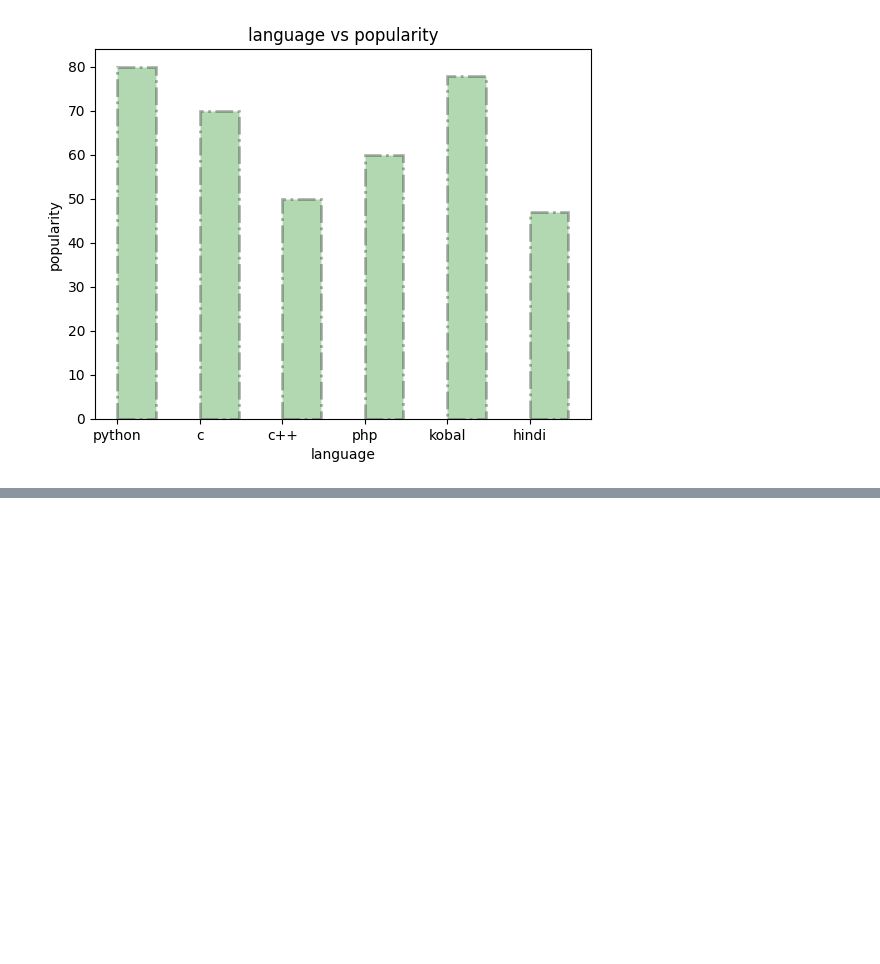
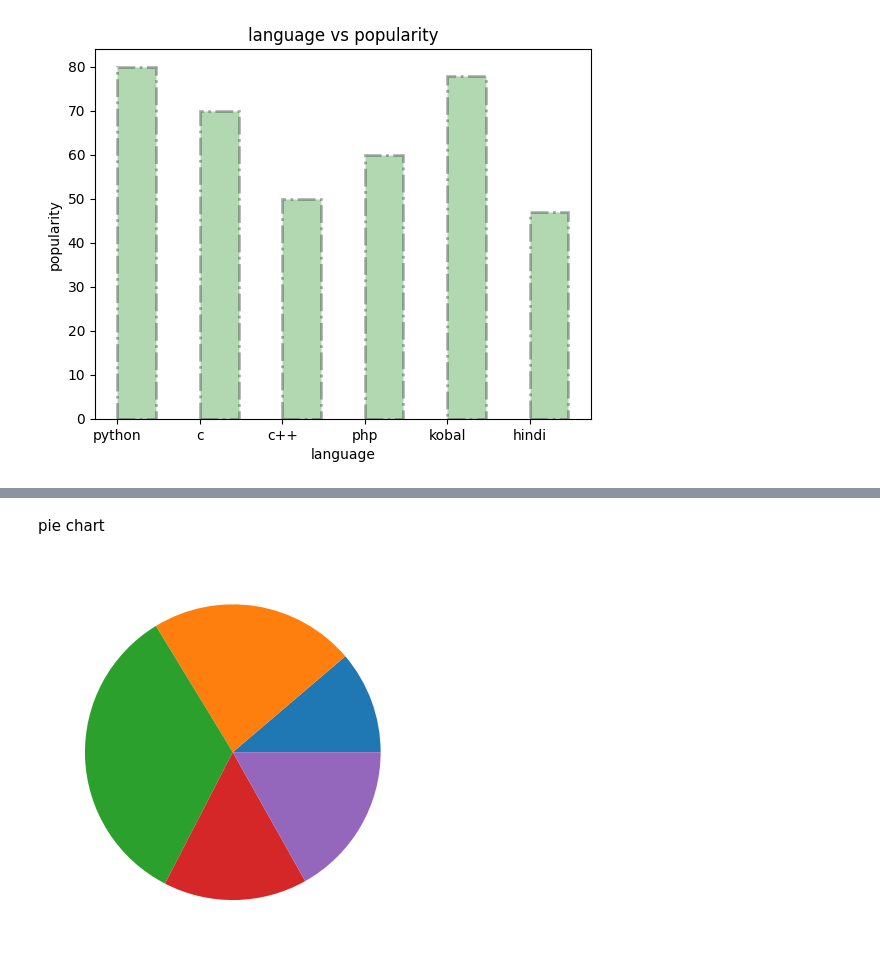
Before and after one commit to devendrapandey2005/DSA-.PY, a Jupyter notebook: data_visualization_for_training_7th_sem.ipynb, the cells around one changed output, grey strips where cells are left out. Drawn from its saved outputs; the diff is of its cells as text; code cells hidden in the pictures; blank space fills up the shorter version.

```diff
--- a/data_visualization_for_training_7th_sem.ipynb
+++ b/data_visualization_for_training_7th_sem.ipynb
@@ -213,0 +230,9 @@ plt.show()
+# %% [markdown]
+pie chart
+# %%
+x = [10,20,30,14,15]
+l = ['c','c++','python','java','r']
+plt.pie(x)
+plt.show()
+# %% [output]
+[figure, added]
```
Also changed, not shown: parts of 52 cells of this notebook.
